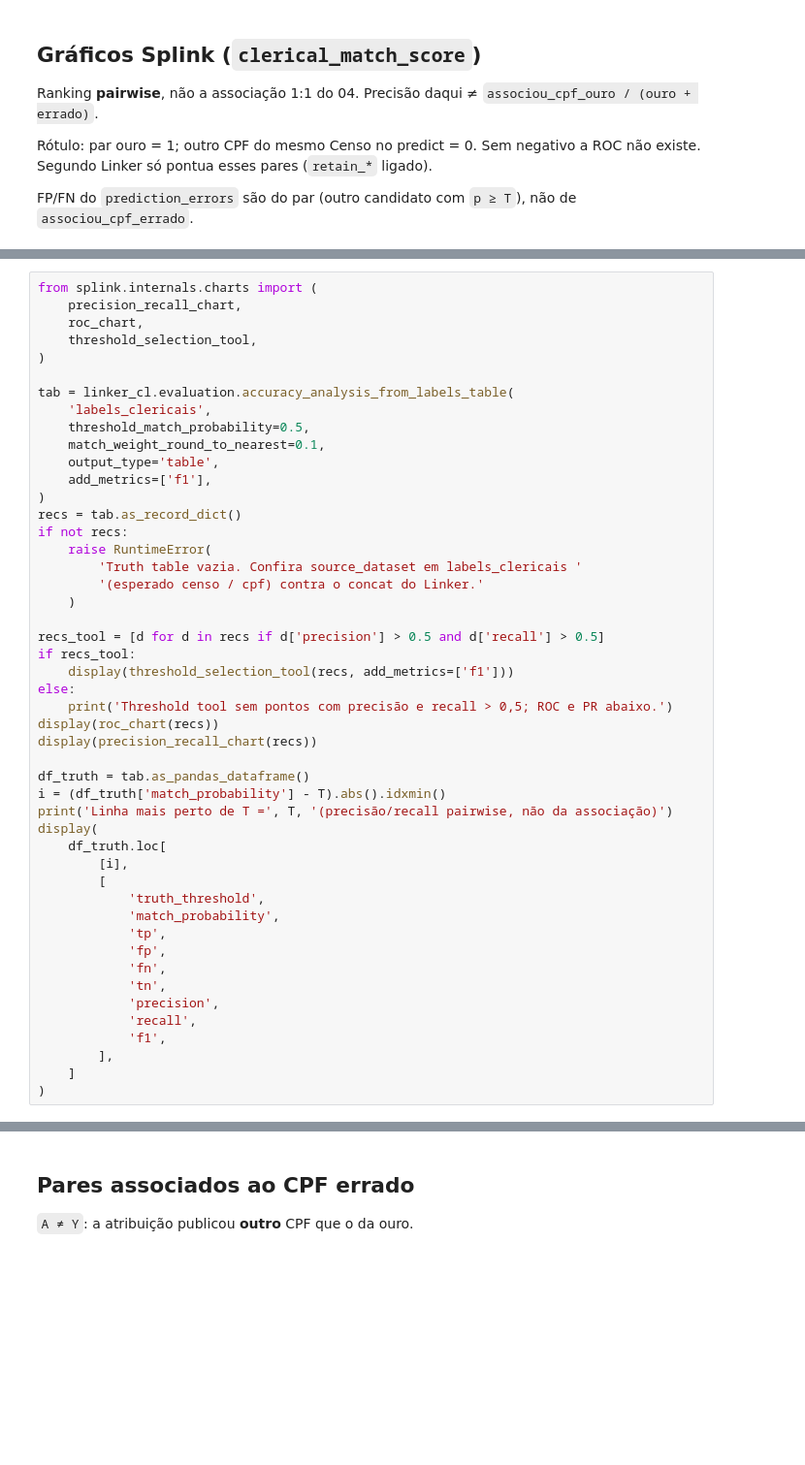
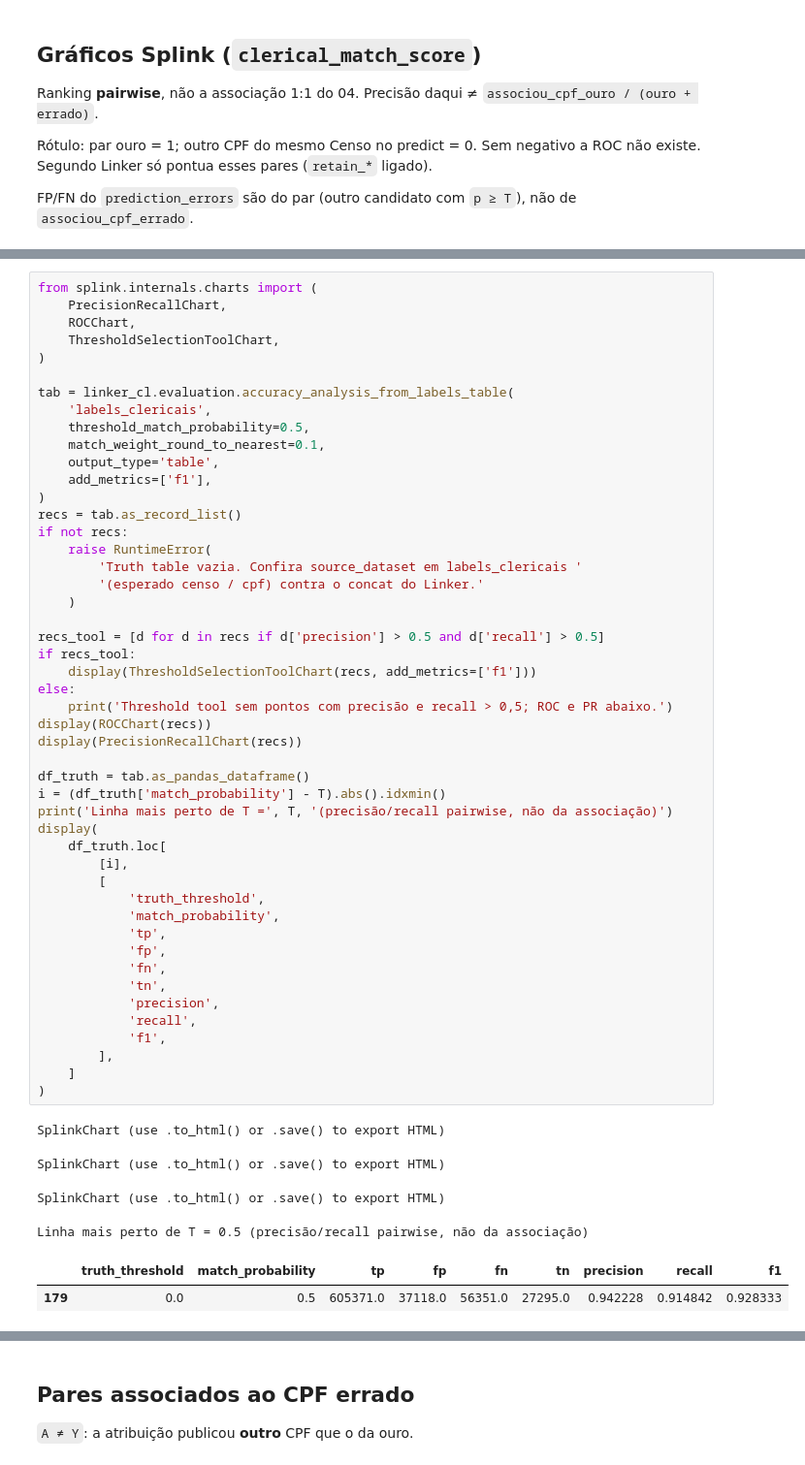
Before and after one commit to ramonbhb/ibge-probabilistico, a Jupyter notebook: notebooks/03c_avaliar_lista_ouro_mae_endereco.ipynb, the cells around one changed output, grey strips where cells are left out. Shown at 97% size. Drawn from its saved outputs; the diff is of its cells as text; blank space fills up the shorter version.

```diff
--- a/notebooks/03c_avaliar_lista_ouro_mae_endereco.ipynb
+++ b/notebooks/03c_avaliar_lista_ouro_mae_endereco.ipynb
@@ -858,8 +951,8 @@ print('Linker clerical: censo_ouro × cpf_limpo (retain ligado; não faz predict
 # %%
 from splink.internals.charts import (
-    precision_recall_chart,
-    roc_chart,
-    threshold_selection_tool,
+    PrecisionRecallChart,
+    ROCChart,
+    ThresholdSelectionToolChart,
 )
 
 tab = linker_cl.evaluation.accuracy_analysis_from_labels_table(
@@ -869,40 +962,47 @@ tab = linker_cl.evaluation.accuracy_analysis_from_labels_table(
     output_type='table',
     add_metrics=['f1'],
 )
-recs = tab.as_record_dict()
+recs = tab.as_record_list()
 if not recs:
     raise RuntimeError(
         'Truth table vazia. Confira source_dataset em labels_clericais '
         '(esperado censo / cpf) contra o concat do Linker.'
     )
 
 recs_tool = [d for d in recs if d['precision'] > 0.5 and d['recall'] > 0.5]
 if recs_tool:
-    display(threshold_selection_tool(recs, add_metrics=['f1']))
+    display(ThresholdSelectionToolChart(recs, add_metrics=['f1']))
 else:
     print('Threshold tool sem pontos com precisão e recall > 0,5; ROC e PR abaixo.')
-display(roc_chart(recs))
-display(precision_recall_chart(recs))
+display(ROCChart(recs))
+display(PrecisionRecallChart(recs))
 
 df_truth = tab.as_pandas_dataframe()
 i = (df_truth['match_probability'] - T).abs().idxmin()
 print('Linha mais perto de T =', T, '(precisão/recall pairwise, não da associação)')
 display(
     df_truth.loc[
         [i],
         [
             'truth_threshold',
             'match_probability',
             'tp',
             'fp',
             'fn',
             'tn',
             'precision',
             'recall',
             'f1',
         ],
     ]
 )
+# %% [output]
+SplinkChart (use .to_html() or .save() to export HTML)
+SplinkChart (use .to_html() or .save() to export HTML)
+SplinkChart (use .to_html() or .save() to export HTML)
+Linha mais perto de T = 0.5 (precisão/recall pairwise, não da associação)
+|  | truth_threshold | match_probability | tp | fp | fn | tn | precision | recall | f1 |
+| 179 | 0.0 | 0.5 | 605371.0 | 37118.0 | 56351.0 | 27295.0 | 0.942228 | 0.914842 | 0.928333 |
 # %%
 erros = linker_cl.evaluation.prediction_errors_from_labels_table(
     'labels_clericais',
```
Also changed, not shown: parts of 19 cells of this notebook, 3 other files.
